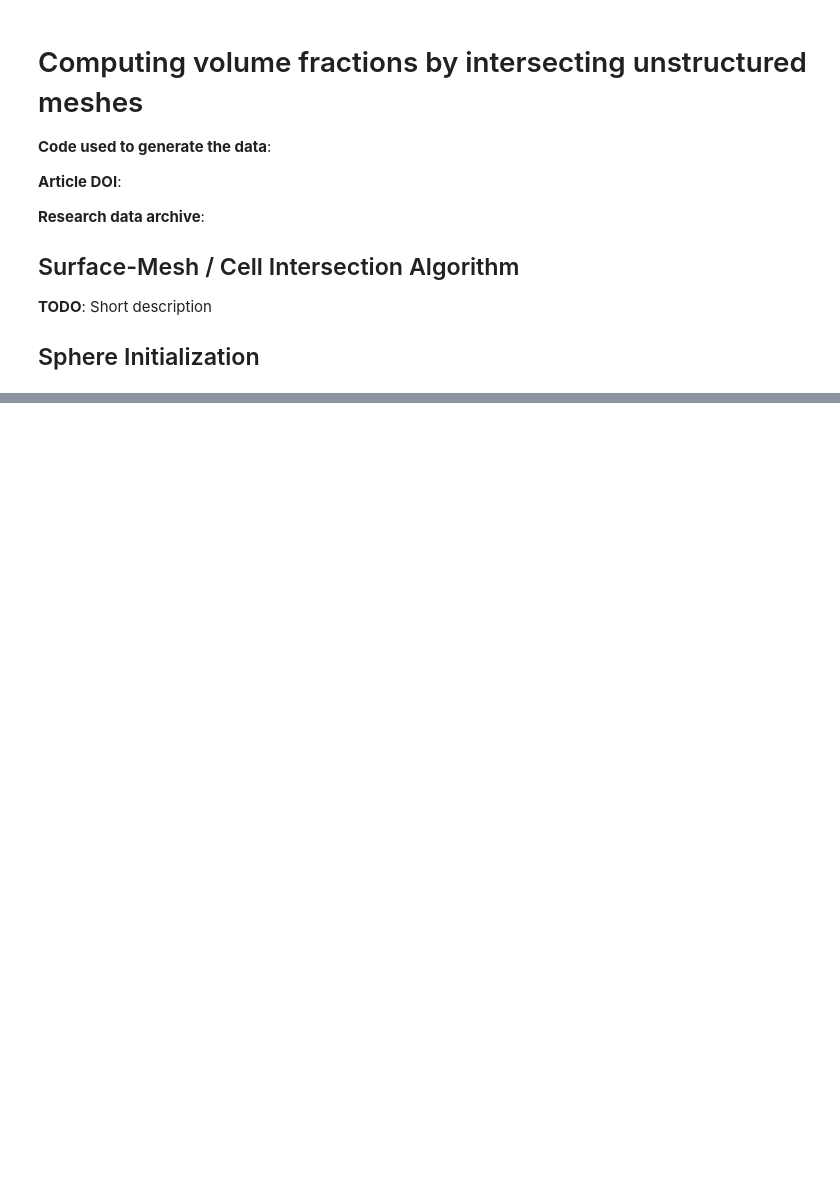
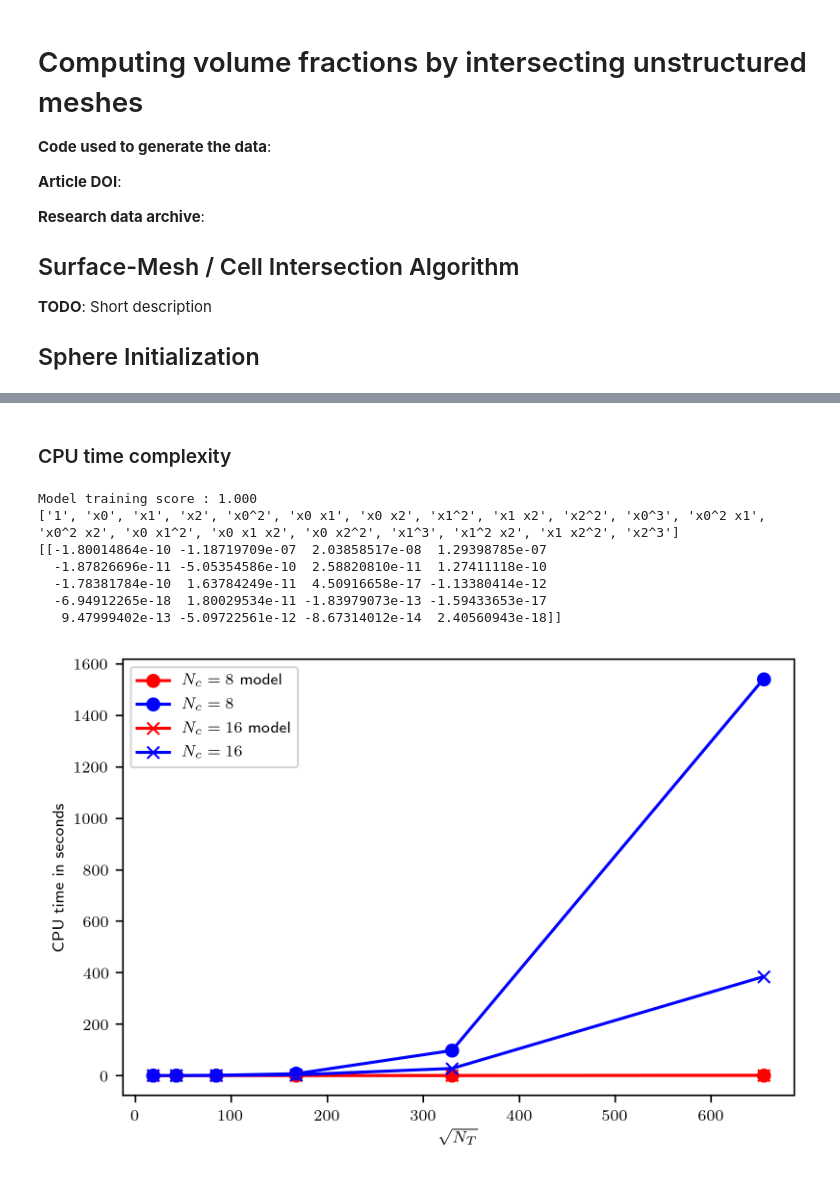
Before and after one commit to CRC-1194/argo, a Jupyter notebook: cases/3Dinit/geom-vof-init3D.ipynb, the cells around one changed output, grey strips where cells are left out. Cells and saved outputs as stored; diff of their text form; code cells hidden in the pictures; blank space fills up the shorter version.

```diff
--- a/cases/3Dinit/geom-vof-init3D.ipynb
+++ b/cases/3Dinit/geom-vof-init3D.ipynb
@@ -38,0 +41,47 @@ plot_study("sphere", "blockMesh", alg_name="SMCI", exact_volume=sphere_volume, d
+# %% [markdown]
+###  CPU time complexity
+# %%
+from sklearn.preprocessing import PolynomialFeatures
+from sklearn.linear_model import LinearRegression
+from sklearn.pipeline import Pipeline
+
+x_labels = ["N_TRIANGLES_PER_CELL", "N_INTERSECTED_CELLS", "N_TRIANGLES"]
+x_data = sphere_data[x_labels].values.reshape(-1,3)
+y_data = sphere_data["CPU_TIME_SECONDS"].values.reshape(-1,1)
+y_data = y_data / y_data.max() - y_data.min()
+
+def plot_cpu_model(sphere_data, x_labels, model):
+    fig, ax = plt.subplots()
+    n_cells = list(set(sphere_data["N_C"]))
+    for i,n_cell in enumerate(n_cells):
+        n_cell_data = sphere_data[sphere_data["N_C"] == n_cell]
+        model_values = model.predict(n_cell_data[x_labels].values.reshape(-1,3))
+        ax.plot(n_cell_data["N_TRIANGLES_ROOT"], model_values,
+                 marker=global_markers[i], color='r', label = "$N_c = %d$ model" % n_cell)
+        ax.plot(n_cell_data["N_TRIANGLES_ROOT"], n_cell_data["CPU_TIME_SECONDS"],
+                 marker=global_markers[i], color='b', label = "$N_c = %d$" % n_cell)
+    ax.set_ylabel("CPU time in seconds")
+    ax.set_xlabel("$\sqrt{N_T}$")
+    ax.legend()
+# %%
+from sklearn.linear_model import LinearRegression
+lin_reg_pipe = Pipeline([('poly', PolynomialFeatures(degree=3)),
+                   ('linear', LinearRegression(fit_intercept=True, normalize=True))])
+lin_reg = lin_reg_pipe.fit(x_data, y_data)
+print("Model training score : %.3f" % lin_reg.score(x_data, y_data))
+
+poly_features = lin_reg_pipe['poly']
+print(poly_features.get_feature_names())
+lin_reg_model = lin_reg_pipe['linear']
+print(lin_reg_model.coef_)
+
+plot_cpu_model(sphere_data, x_labels, lin_reg)
+# %% [output]
+Model training score : 1.000
+['1', 'x0', 'x1', 'x2', 'x0^2', 'x0 x1', 'x0 x2', 'x1^2', 'x1 x2', 'x2^2', 'x0^3', 'x0^2 x1', 'x0^2 x2', 'x0 x1^2', 'x0 x1 x2', 'x0 x2^2', 'x1^3', 'x1^2 x2', 'x1 x2^2', 'x2^3']
+[[-1.80014864e-10 -1.18719709e-07  2.03858517e-08  1.29398785e-07
+  -1.87826696e-11 -5.05354586e-10  2.58820810e-11  1.27411118e-10
+  -1.78381784e-10  1.63784249e-11  4.50916658e-17 -1.13380414e-12
+  -6.94912265e-18  1.80029534e-11 -1.83979073e-13 -1.59433653e-17
+   9.47999402e-13 -5.09722561e-12 -8.67314012e-14  2.40560943e-18]]
+[figure, added]
```
Also changed, not shown: parts of 3 cells of this notebook, 5 other files.
